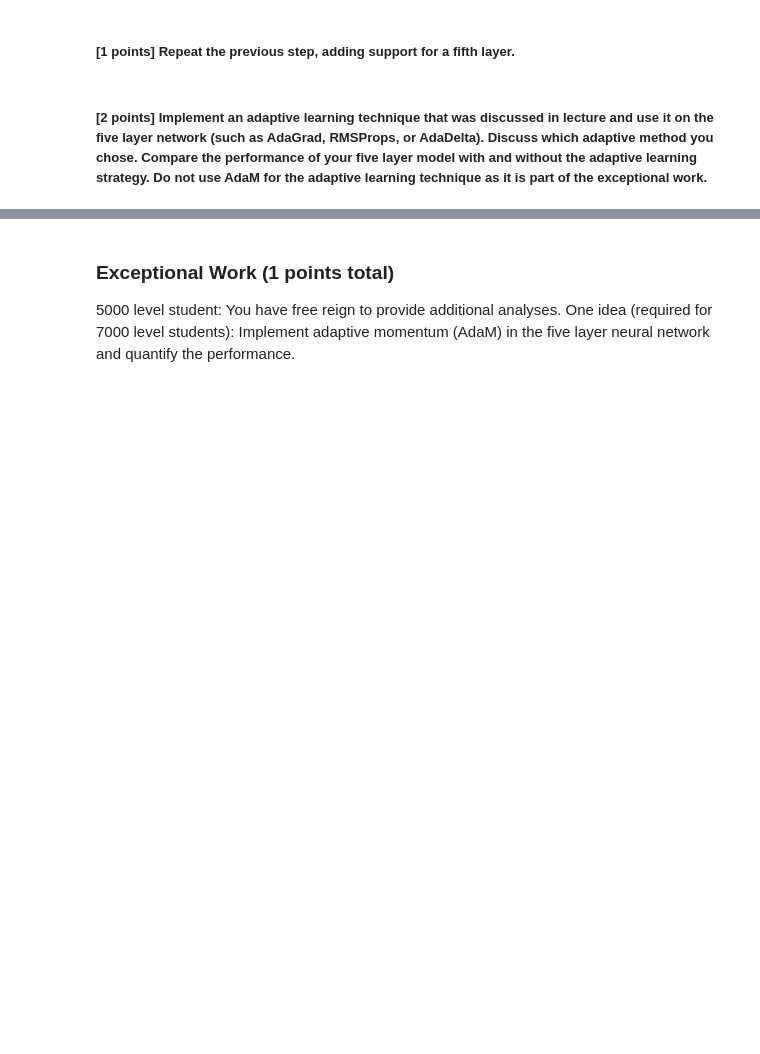
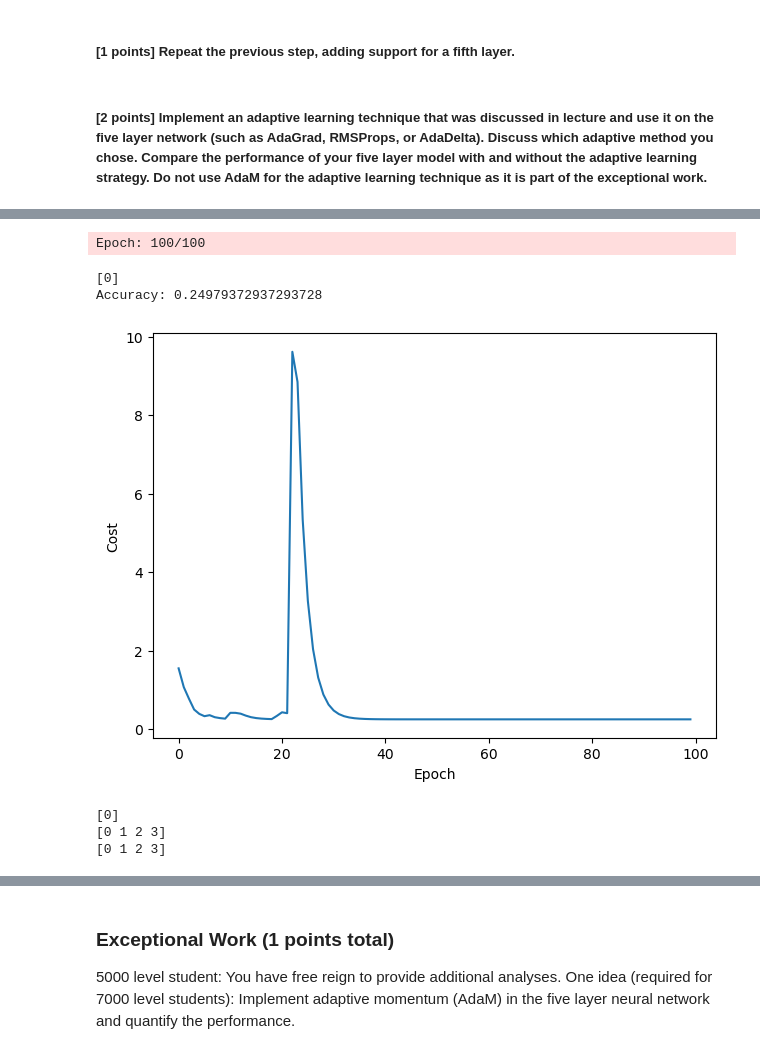
Before and after one commit to AlexShock66/LAB-4-MLP, a Jupyter notebook: MLP_Beaned.ipynb, the cells around one changed output, grey strips where cells are left out. Drawn from its saved outputs; the diff is of its cells as text; code cells hidden in the pictures; blank space fills up the shorter version.

```diff
--- a/MLP_Beaned.ipynb
+++ b/MLP_Beaned.ipynb
@@ -178,6 +178,11 @@ print('y_train:', y_train.shape)
 print('Targets:', np.unique(y_train))
 print('X_test:', X_test.shape)
 print('y_test:', y_test.shape)
+
+y_test = y_test - 1
+print(np.unique(y_test))
+y_train = y_train - 1
+print(np.unique(y_train))
 # %% [output]
 Train_data shape: (58174, 22) - 80.00% of original data
 Train_data classes:
@@ -881,0 +992,41 @@ for i in list(reversed(range(len(a)))):
+# %%
+params = dict(
+              C=0.1,
+              epochs=100,
+              eta=0.1,
+              alpha=0.1,
+              decrease_const=0.001,
+              minibatches=50,
+              shuffle=True,
+              random_state=1)
+
+
+nn = TestNetwork(hidden_layers=[100,50],verbose=False,**params)
+
+nn.fit(X_train, y_train, print_progress=25)
+yhat = nn.predict(X_test)
+
+print(np.unique(yhat))
+print('Accuracy:',accuracy_score(y_test,yhat))
+
+
+cost_avgs = [np.mean(x) for x in nn.cost_]
+
+plt.plot(range(len(cost_avgs)),cost_avgs)
+plt.ylabel("Cost")
+plt.xlabel("Epoch")
+plt.tight_layout()
+plt.show()
+# %% [output]
+Epoch: 100/100
+[0]
+Accuracy: 0.24979372937293728
+[figure, added]
+# %%
+print(np.unique(yhat))
+print(np.unique(y_train))
+print(np.unique(y_test))
+# %% [output]
+[0]
+[0 1 2 3]
+[0 1 2 3]
```
Also changed, not shown: parts of 12 cells of this notebook.
